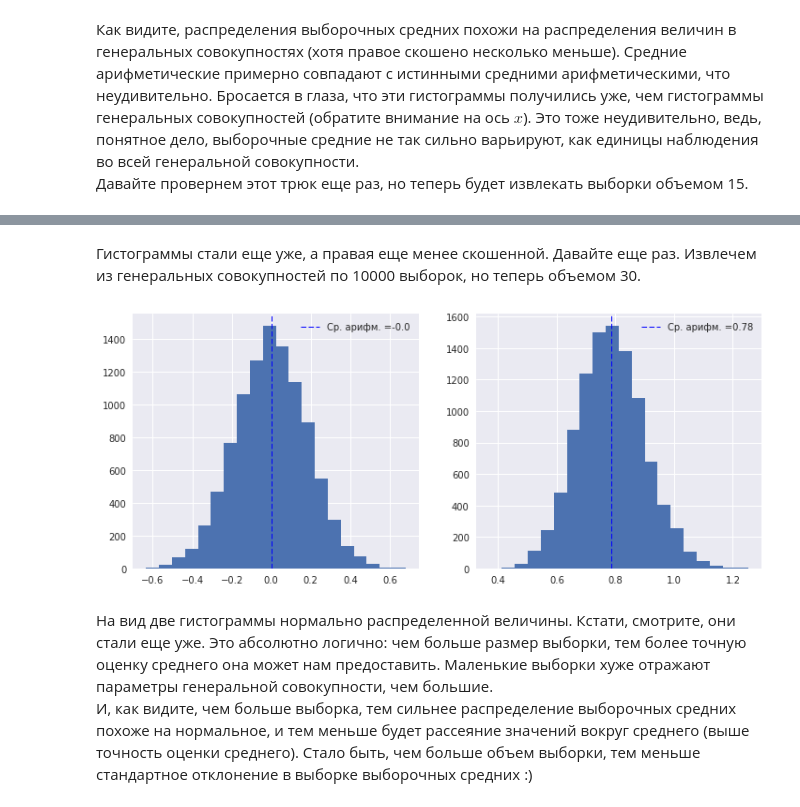
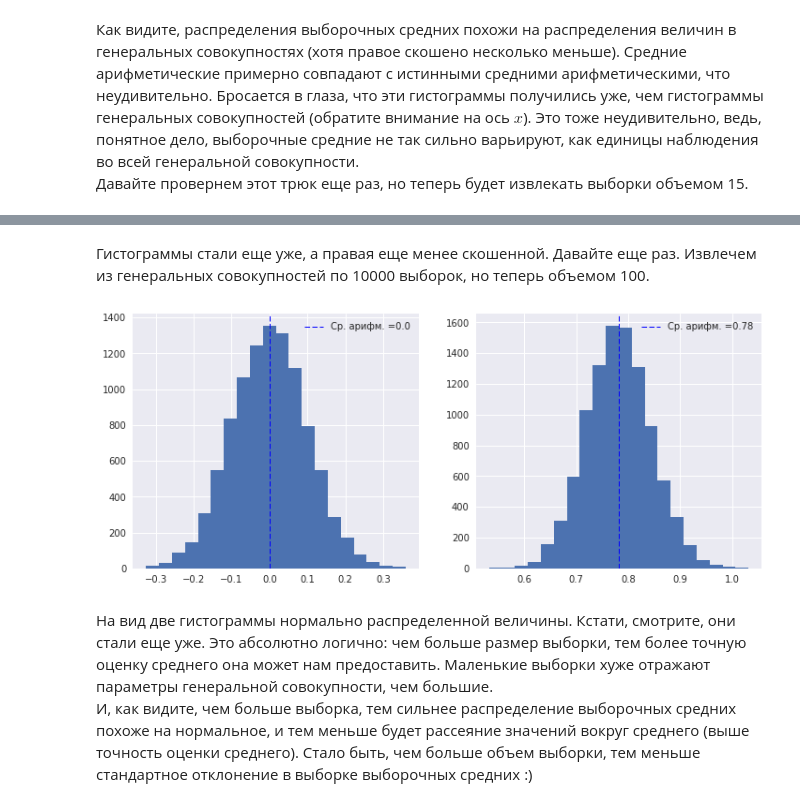
Before and after one commit to mishaberegov/statistics, a Jupyter notebook: Статистика_для_нубов.ipynb, the cells around one changed output, grey strips where cells are left out. Cells and saved outputs as stored; diff of their text form; code cells hidden in the pictures.

```diff
--- a/Статистика_для_нубов.ipynb
+++ b/Статистика_для_нубов.ipynb
@@ -589,22 +607,22 @@ plt.show()
 # %% [markdown]
-Гистограммы стали еще уже, а правая еще менее скошенной. Давайте еще раз. Извлечем из генеральных совокупностей по 10000 выборок, но теперь объемом 30.
+Гистограммы стали еще уже, а правая еще менее скошенной. Давайте еще раз. Извлечем из генеральных совокупностей по 10000 выборок, но теперь объемом 100.
 # %%
-mean_list_norm = np.array([np.mean(np.random.choice(norm, 30)) for i in range(10000)])
-mean_list_skewed = np.array([np.mean(np.random.choice(skewed, 30)) for i in range(10000)])
+mean_list_norm = np.array([np.mean(np.random.choice(norm, 100)) for i in range(10000)])
+mean_list_skewed = np.array([np.mean(np.random.choice(skewed, 100)) for i in range(10000)])
 
 fig = plt.figure(figsize=(12, 5))
 fig.add_subplot(121)
 plt.axvline(mean_list_norm.mean(), color='b', linestyle='dashed', linewidth=1)
 plt.legend(['Ср. арифм. ='+str(round(mean_list_norm.mean(), 2))])
 plt.hist(mean_list_norm, bins = 20)
 
 fig.add_subplot(122)
 plt.hist(mean_list_skewed, bins = 20)
 plt.axvline(mean_list_skewed.mean(), color='b', linestyle='dashed', linewidth=1)
 plt.legend(['Ср. арифм. ='+str(round(mean_list_skewed.mean(), 2))])
 plt.show()
 # %% [output]
-[figure, old version]
+[figure, new version]
 # %% [markdown]
 На вид две гистограммы нормально распределенной величины. Кстати, смотрите, они стали еще уже. Это абсолютно логично: чем больше размер выборки, тем более точную оценку среднего она может нам предоставить. Маленькие выборки хуже отражают параметры генеральной совокупности, чем большие. <br>
 И, как видите, чем больше выборка, тем сильнее распределение выборочных средних похоже на нормальное, и тем меньше будет рассеяние значений вокруг среднего (выше точность оценки среднего). Стало быть, чем больше объем выборки, тем меньше стандартное отклонение в выборке выборочных средних :)
```
Also changed, not shown: parts of 95 cells of this notebook.
